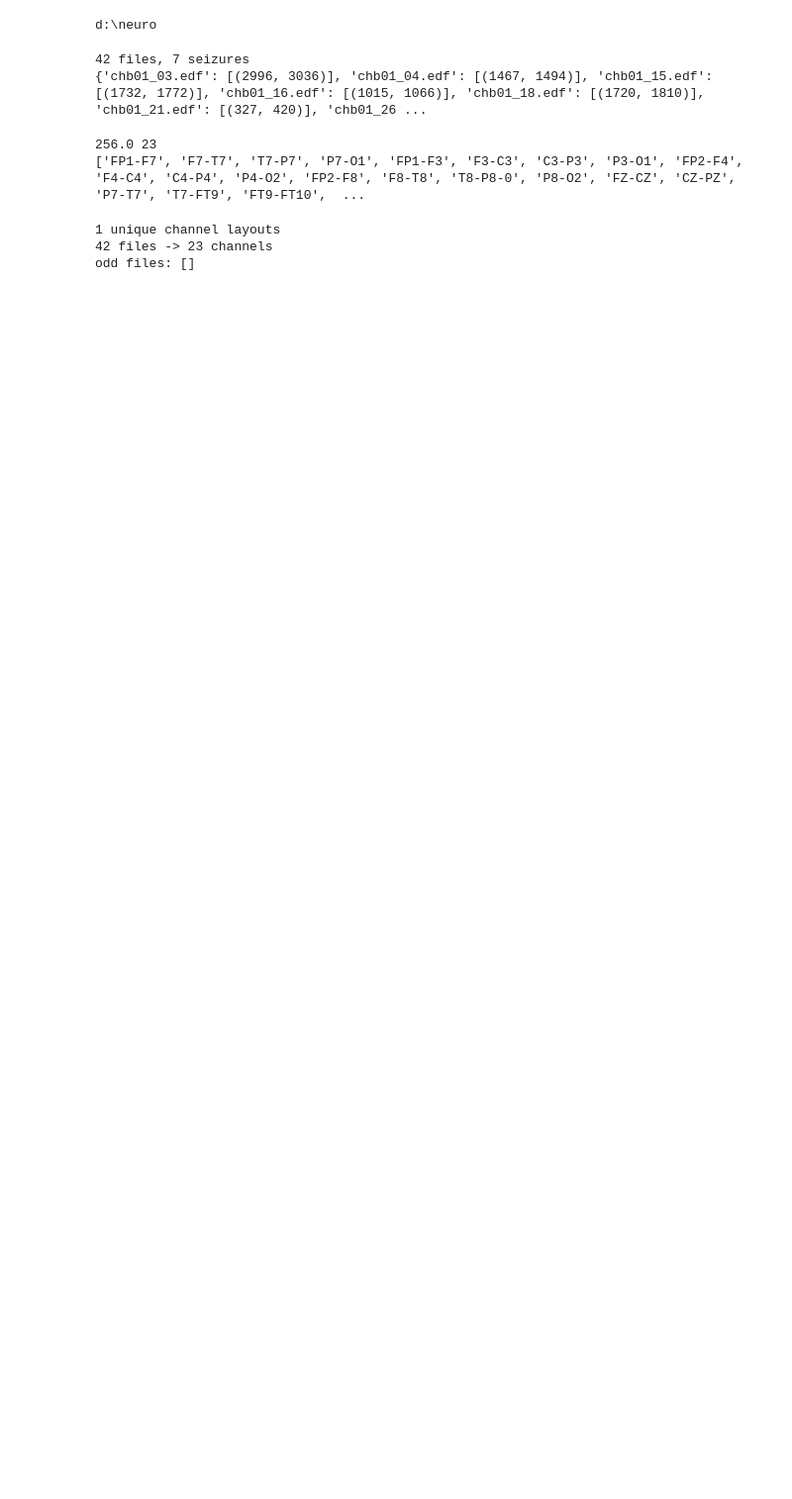
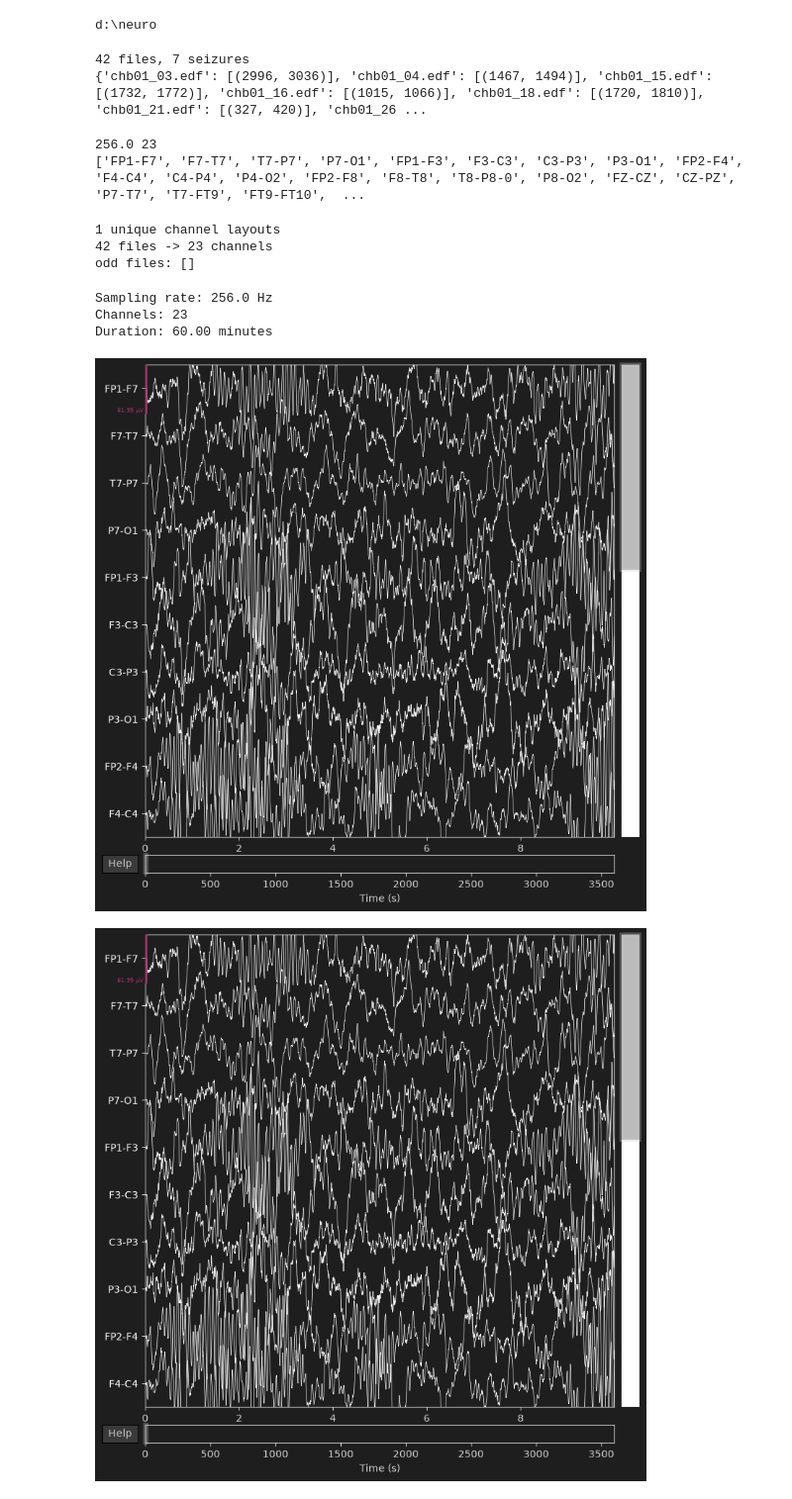
Before and after one commit to hxr-shit/neuroscope, a Jupyter notebook: notebooks/01_sanity_check.ipynb, the cells around one changed output. Shown at 99% size. Saved outputs shown, nothing was run; the diff lists cells and outputs as text; code cells hidden in the pictures; blank space fills up the shorter version.

```diff
--- a/notebooks/01_sanity_check.ipynb
+++ b/notebooks/01_sanity_check.ipynb
@@ -46,3 +46,24 @@ print("odd files:", [k for k, v in layouts.items() if v != main])
 1 unique channel layouts
 42 files -> 23 channels
 odd files: []
+# %%
+import matplotlib.pyplot as plt
+
+raw = load_edf(f"{RAW_DIR}/chb01_03.edf")
+
+print(f"Sampling rate: {raw.info['sfreq']} Hz")
+print(f"Channels: {len(raw.ch_names)}")
+print(f"Duration: {raw.times[-1] / 60:.2f} minutes")
+
+raw.plot(
+    duration=10,
+    n_channels=10,
+    scalings="auto",
+    title="NeuroScope: Raw EEG"
+)
+# %% [output]
+Sampling rate: 256.0 Hz
+Channels: 23
+Duration: 60.00 minutes
+[figure, added]
+[figure, added]
```
Also changed, not shown: parts of 6 cells of this notebook.
